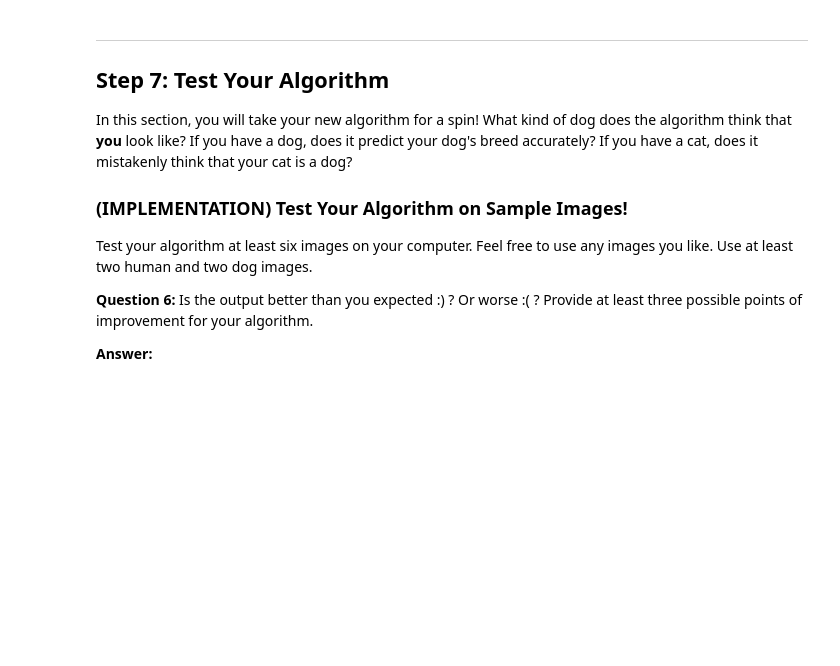
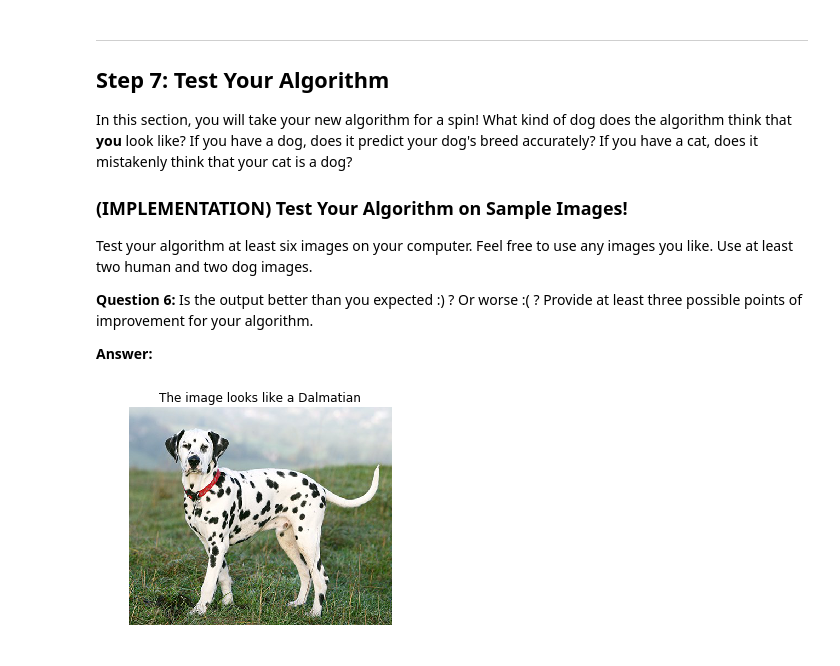
Before and after one commit to DanyIvan/Dog-breed-classifier-from-scratch, a Jupyter notebook: dog_app.ipynb, the cells around one changed output. Cells and saved outputs as stored; diff of their text form; code cells hidden in the pictures; blank space fills up the shorter version.

```diff
--- a/dog_app.ipynb
+++ b/dog_app.ipynb
@@ -780,4 +834,8 @@ __Answer:__
 # %%
 ## TODO: Execute your algorithm from Step 6 on
 ## at least 6 images on your computer.
 ## Feel free to use as many code cells as needed.
+#Dalmatian test
+human_dog_detector('images/dalmatian.jpg')
+# %% [output]
+[figure, added]
```
Also changed, not shown: parts of 24 cells of this notebook, 7 other files.
